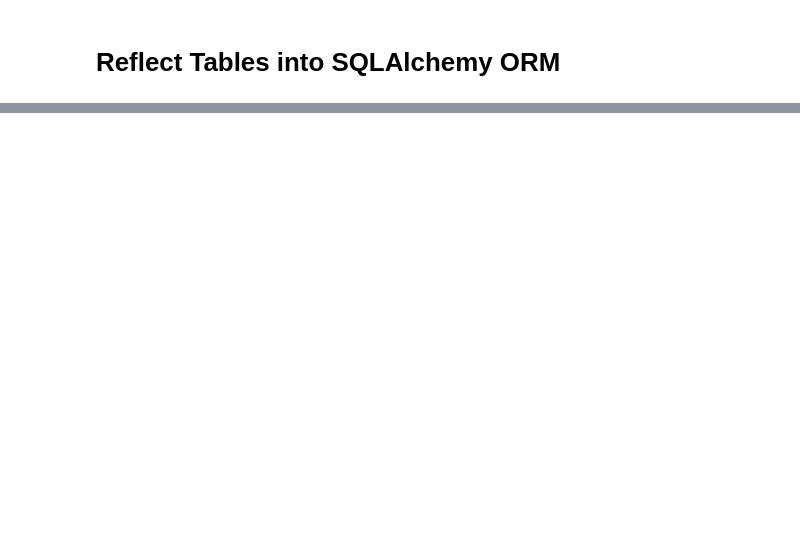
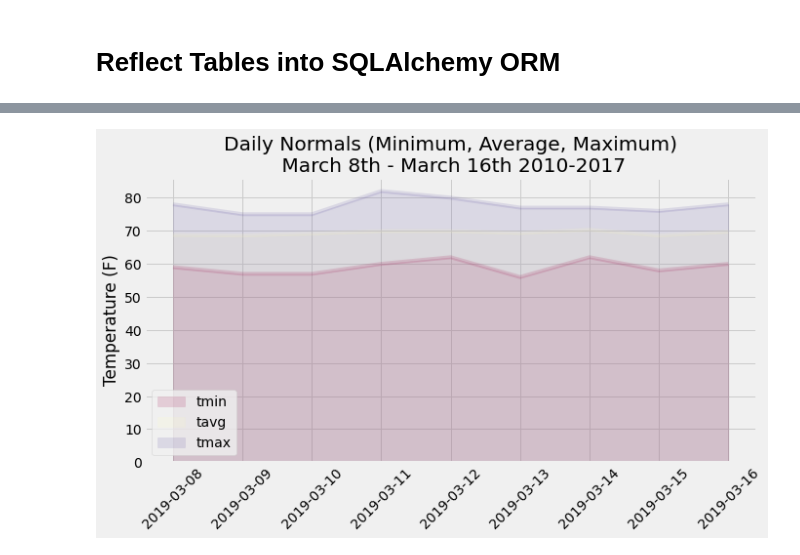
Before and after one commit to JoshSniderman/sqlalchemy-challenge, a Jupyter notebook: climate_starter.ipynb, the cells around one changed output, grey strips where cells are left out. Saved outputs shown, nothing was run; the diff lists cells and outputs as text; code cells hidden in the pictures; blank space fills up the shorter version.

```diff
--- a/climate_starter.ipynb
+++ b/climate_starter.ipynb
@@ -138,0 +221,19 @@ session.close()
+# %%
+# Create a query that will calculate the daily normals
+# (i.e. the averages for tmin, tmax, and tavg for all historic data matching a specific month and day)
+
+def daily_normals(date):
+    """Daily Normals.
+
+    Args:
+        date (str): A date string in the format '%m-%d'
+
+    Returns:
+        A list of tuples containing the daily normals, tmin, tavg, and tmax
+
+    """
+
+    sel = [func.min(Measurement.tobs), func.avg(Measurement.tobs), func.max(Measurement.tobs)]
+    return session.query(*sel).filter(func.strftime("%m-%d", Measurement.date) == date).all()
+
+daily_normals("01-01")
@@ -138,0 +242,13 @@ session.close()
+# %%
+# calculate the daily normals for your trip
+# push each tuple of calculations into a list called `normals`
+# Set the start and end date of the trip
+d1 = dt.date(2019,3,8)
+d2 = dt.date(2019,3,16)
+# Use the start and end date to create a range of dates
+daterange = [str(d1 + dt.timedelta(days=x)) for x in range((d2-d1).days + 1)]
+# Stip off the year and save a list of %m-%d strings
+md = [x[5:10] for x in daterange]
+# Loop through the list of %m-%d strings and calculate the normals for each date
+normals = [daily_normals(x)[0] for x in md]
+normals
@@ -138,0 +265,4 @@ session.close()
+# %%
+# Load the previous query results into a Pandas DataFrame and add the `trip_dates` range as the `date` index
+dfnorm = DataFrame(normals,columns=["tmin","tavg","tmax"],index=daterange)
+dfnorm.head()
@@ -138,0 +276,9 @@ session.close()
+# %%
+# Plot the daily normals as an area plot with `stacked=False`
+cmap = cm.get_cmap('Spectral')
+dfnorm.plot(kind='area',stacked=False,rot=45,figsize=(10,5),alpha=.15,grid=True,colormap=cmap)
+plt.title("Daily Normals (Minimum, Average, Maximum)\n March 8th - March 16th 2010-2017")
+plt.ylabel("Temperature (F)")
+plt.savefig(".\\Images\\temparea.png",bbox_inches="tight")
+# %% [output]
+[figure, added]
```
Also changed, not shown: parts of 42 cells of this notebook, 8 other files.
